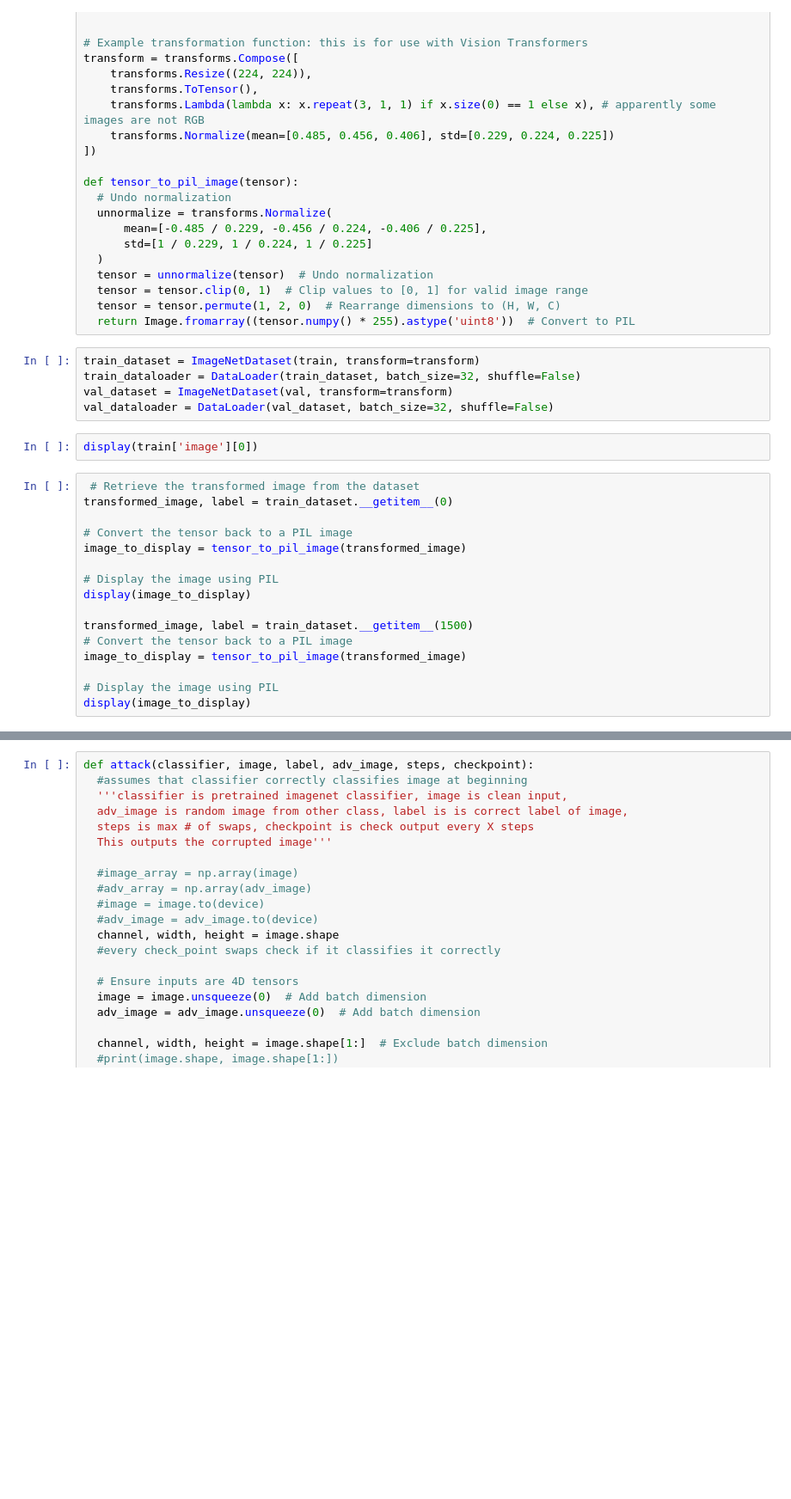
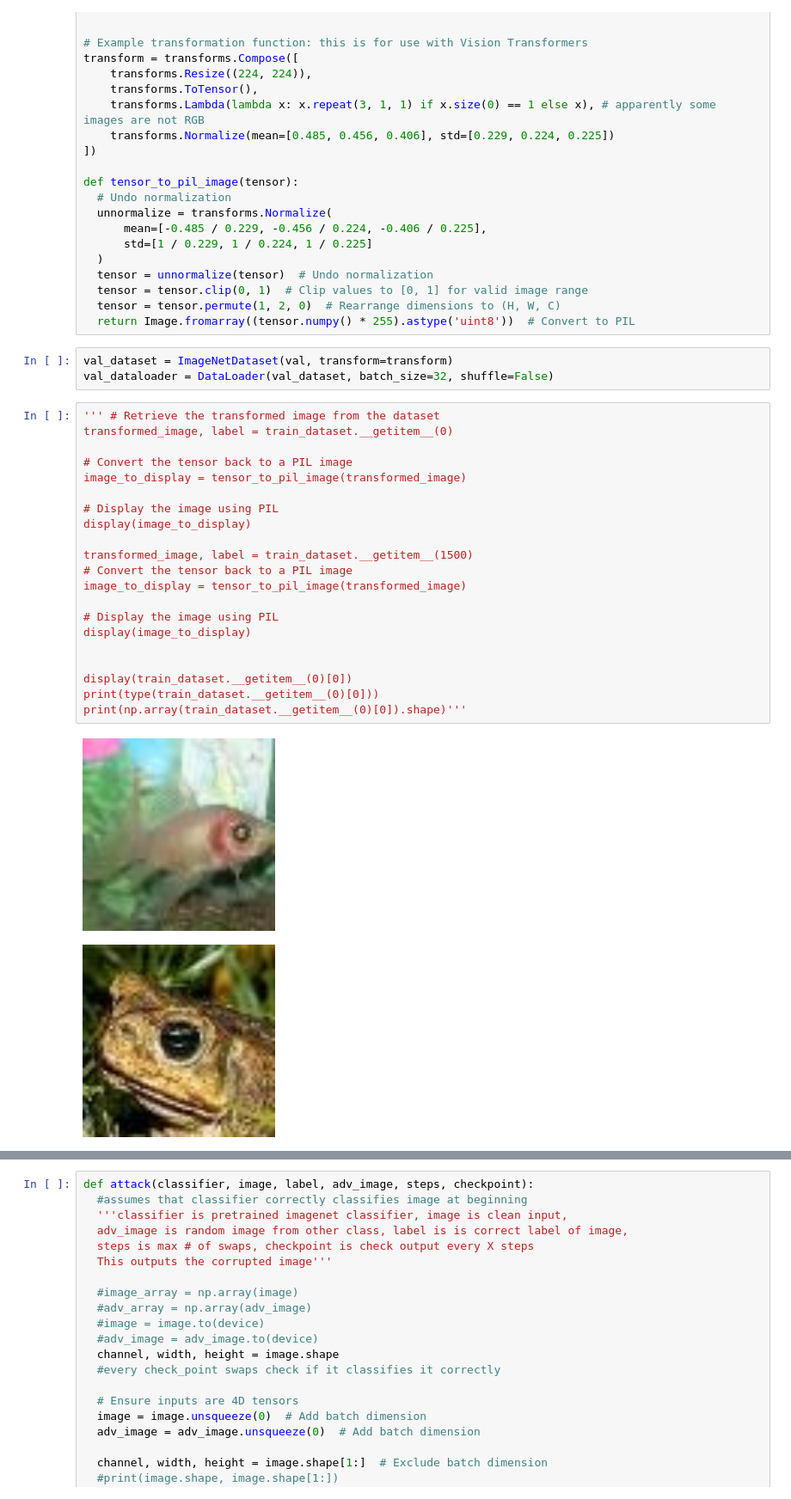
Before and after one commit to Zachary-Wenhao/IML-Team-Attack-Diffusion-Model, a Jupyter notebook: Dataset_generation.ipynb, the cells around one changed output, grey strips where cells are left out. Shown: that part at 86% size. Saved outputs shown, nothing was run; the diff lists cells and outputs as text; blank space fills up the shorter version.

```diff
--- a/Dataset_generation.ipynb
+++ b/Dataset_generation.ipynb
@@ -77,25 +86,29 @@ def tensor_to_pil_image(tensor):
   tensor = tensor.permute(1, 2, 0)  # Rearrange dimensions to (H, W, C)
   return Image.fromarray((tensor.numpy() * 255).astype('uint8'))  # Convert to PIL
 # %%
-train_dataset = ImageNetDataset(train, transform=transform)
-train_dataloader = DataLoader(train_dataset, batch_size=32, shuffle=False)
 val_dataset = ImageNetDataset(val, transform=transform)
 val_dataloader = DataLoader(val_dataset, batch_size=32, shuffle=False)
-# %%
-display(train['image'][0])
 # %%
- # Retrieve the transformed image from the dataset
+''' # Retrieve the transformed image from the dataset
 transformed_image, label = train_dataset.__getitem__(0)
 
 # Convert the tensor back to a PIL image
 image_to_display = tensor_to_pil_image(transformed_image)
 
 # Display the image using PIL
 display(image_to_display)
 
 transformed_image, label = train_dataset.__getitem__(1500)
 # Convert the tensor back to a PIL image
 image_to_display = tensor_to_pil_image(transformed_image)
 
 # Display the image using PIL
 display(image_to_display)
+
+
+display(train_dataset.__getitem__(0)[0])
+print(type(train_dataset.__getitem__(0)[0]))
+print(np.array(train_dataset.__getitem__(0)[0]).shape)'''
+# %% [output]
+[figure, added]
+[figure, added]
```
Also changed, not shown: parts of 19 cells of this notebook.
